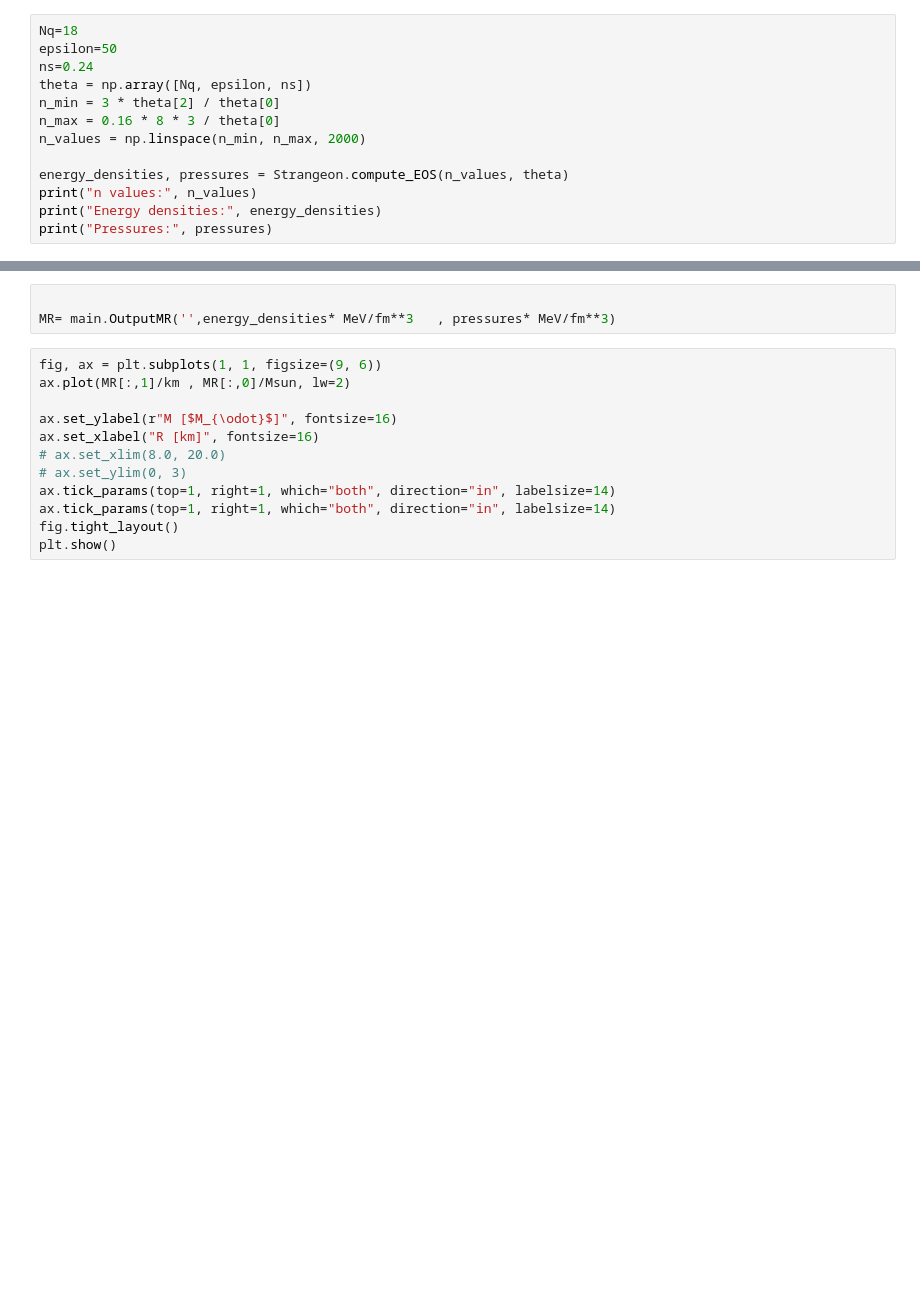
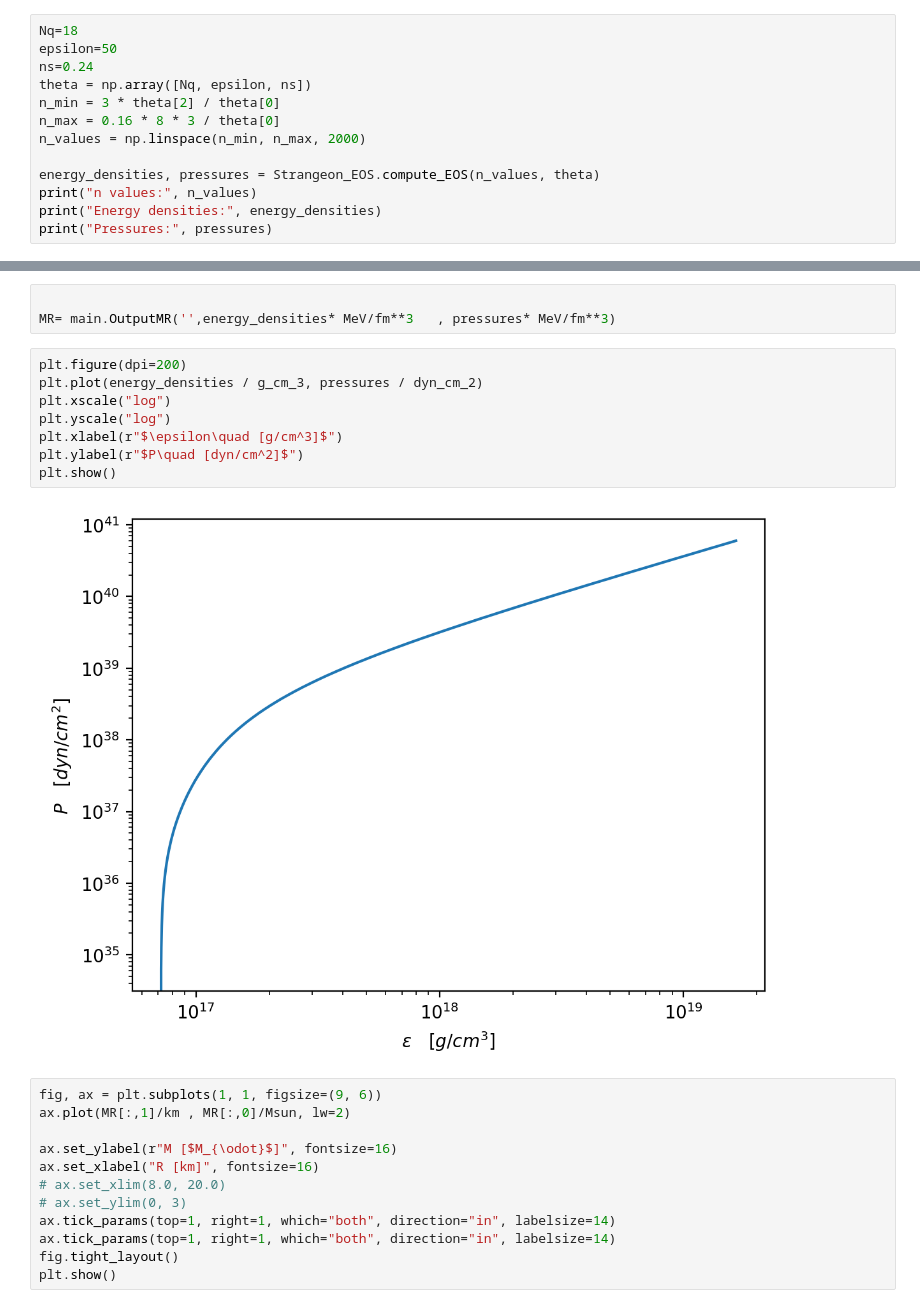
Before and after one commit to ChunHuangPhy/CompactOject, a Jupyter notebook: Test_Case/test_EOSgenerators.ipynb, the cells around one changed output, grey strips where cells are left out. Saved outputs shown, nothing was run; the diff lists cells and outputs as text; blank space fills up the shorter version.

```diff
--- a/Test_Case/test_EOSgenerators.ipynb
+++ b/Test_Case/test_EOSgenerators.ipynb
@@ -583,7 +593,7 @@ n_min = 3 * theta[2] / theta[0]
 n_max = 0.16 * 8 * 3 / theta[0]
 n_values = np.linspace(n_min, n_max, 2000)
 
-energy_densities, pressures = Strangeon.compute_EOS(n_values, theta)
+energy_densities, pressures = Strangeon_EOS.compute_EOS(n_values, theta)
 print("n values:", n_values)
 print("Energy densities:", energy_densities)
 print("Pressures:", pressures)
@@ -606,6 +616,16 @@ Solve the TOV equations using each central pressure and energy density
 # %%
 
 MR= main.OutputMR('',energy_densities* MeV/fm**3   , pressures* MeV/fm**3)
+# %%
+plt.figure(dpi=200)
+plt.plot(energy_densities / g_cm_3, pressures / dyn_cm_2)
+plt.xscale("log")
+plt.yscale("log")
+plt.xlabel(r"$\epsilon\quad [g/cm^3]$")
+plt.ylabel(r"$P\quad [dyn/cm^2]$")
+plt.show()
+# %% [output]
+[figure, added]
 # %%
 fig, ax = plt.subplots(1, 1, figsize=(9, 6))
 ax.plot(MR[:,1]/km , MR[:,0]/Msun, lw=2)
```
Also changed, not shown: parts of 3 cells of this notebook.
